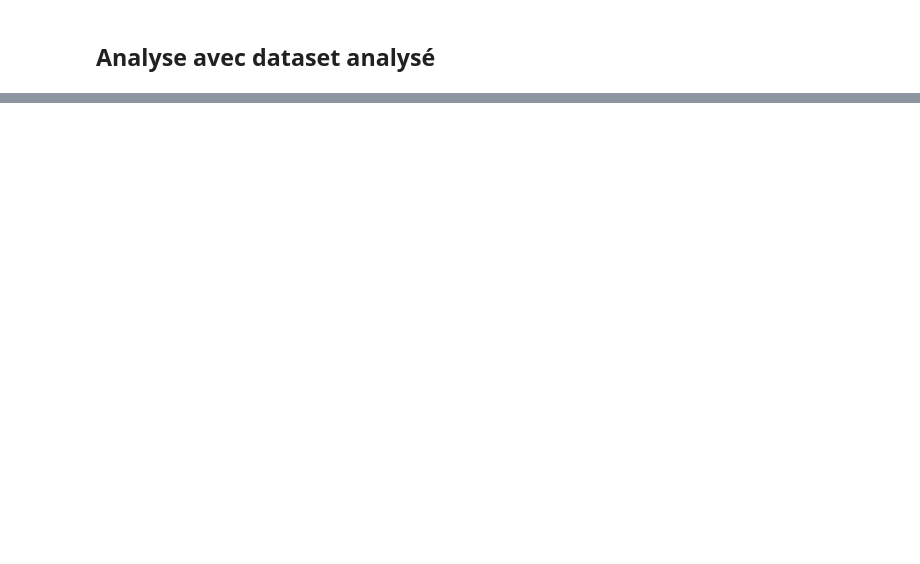
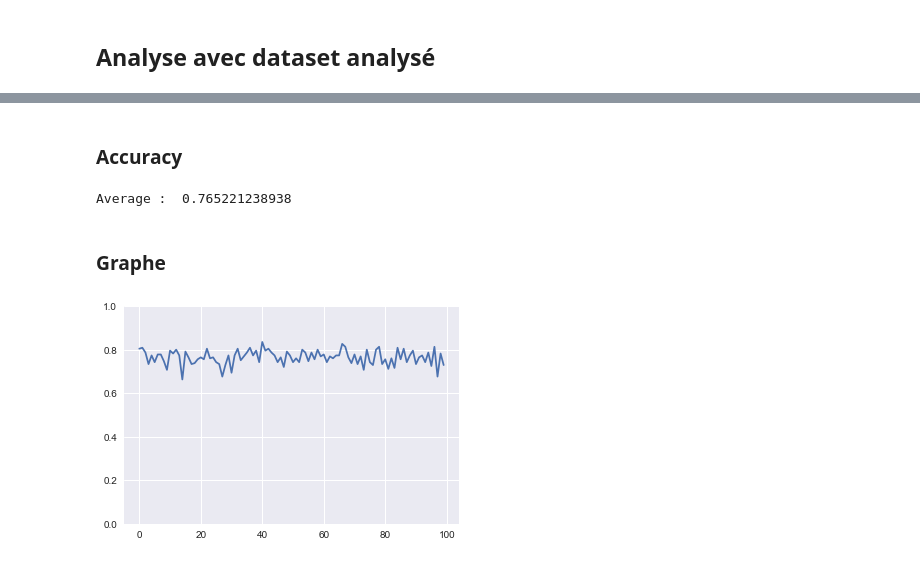
Before and after one commit to Asifadam93/UserActivityRecognition, a Jupyter notebook: Notebook_python/Dataset Analyse - Decision tree.ipynb, the cells around one changed output, grey strips where cells are left out. Drawn from its saved outputs; the diff is of its cells as text; code cells hidden in the pictures; blank space fills up the shorter version.

```diff
--- a/Notebook_python/Dataset Analyse - Decision tree.ipynb
+++ b/Notebook_python/Dataset Analyse - Decision tree.ipynb
@@ -260,0 +318,23 @@ accuracy_score(y_analysed_test, predict)
+# %% [markdown]
+### Accuracy
+# %%
+res=[]
+
+for i in range(100):
+    x_analysed_train, x_analysed_test, y_analysed_train, y_analysed_test = train_test_split(source_analysed, cible_analysed, test_size=.4)
+    clf = DecisionTreeClassifier().fit(x_analysed_train, y_analysed_train)
+    y_predict = clf.predict(x_analysed_test)
+    res.append(accuracy_score(y_analysed_test, y_predict))
+
+print('Average : ',np.average(res))
+# %% [output]
+Average :  0.765221238938
+# %% [markdown]
+### Graphe
+# %%
+%matplotlib inline
+
+plt.ylim([0,1])
+plt.plot(res);
+# %% [output]
+[figure, added]
```
Also changed, not shown: parts of 17 cells of this notebook.
